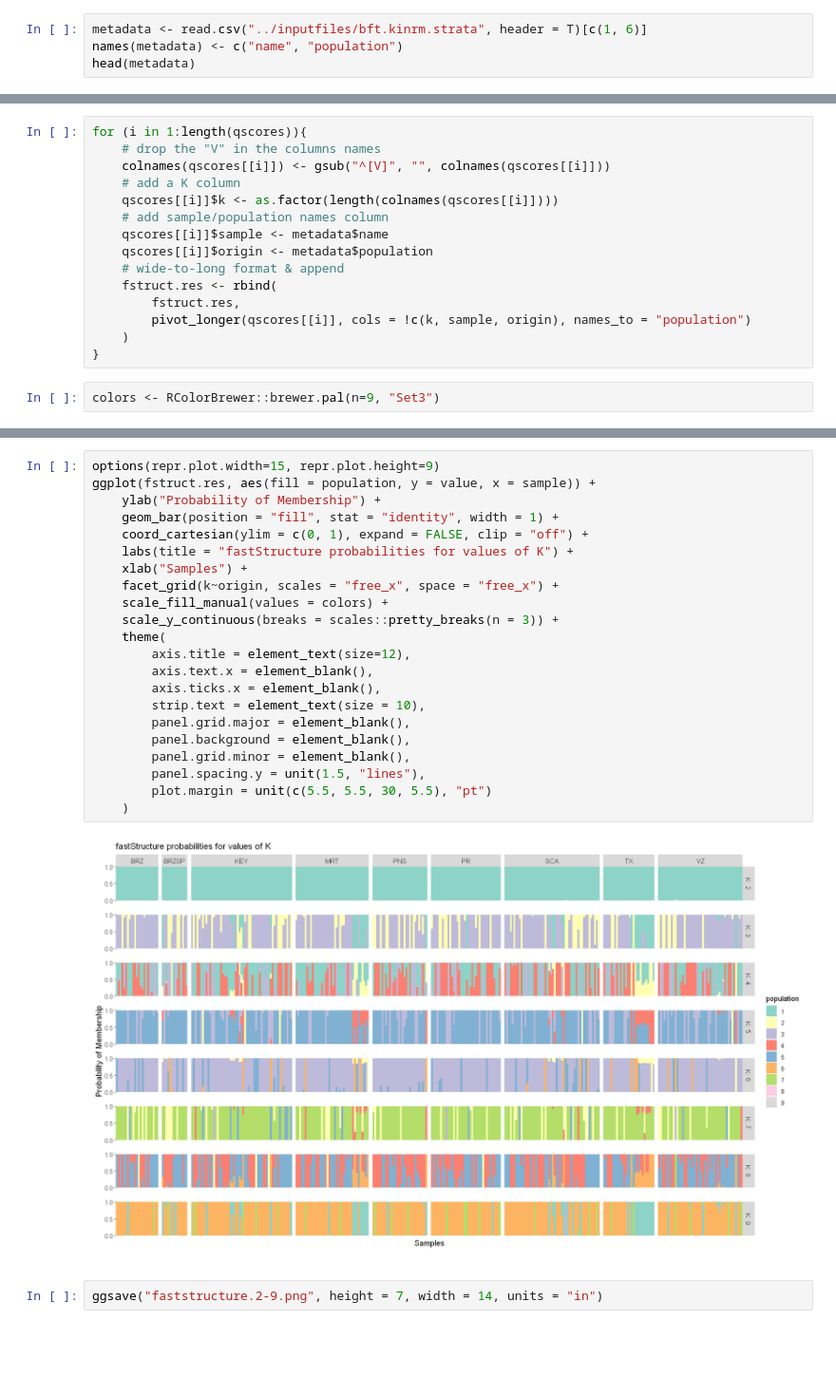
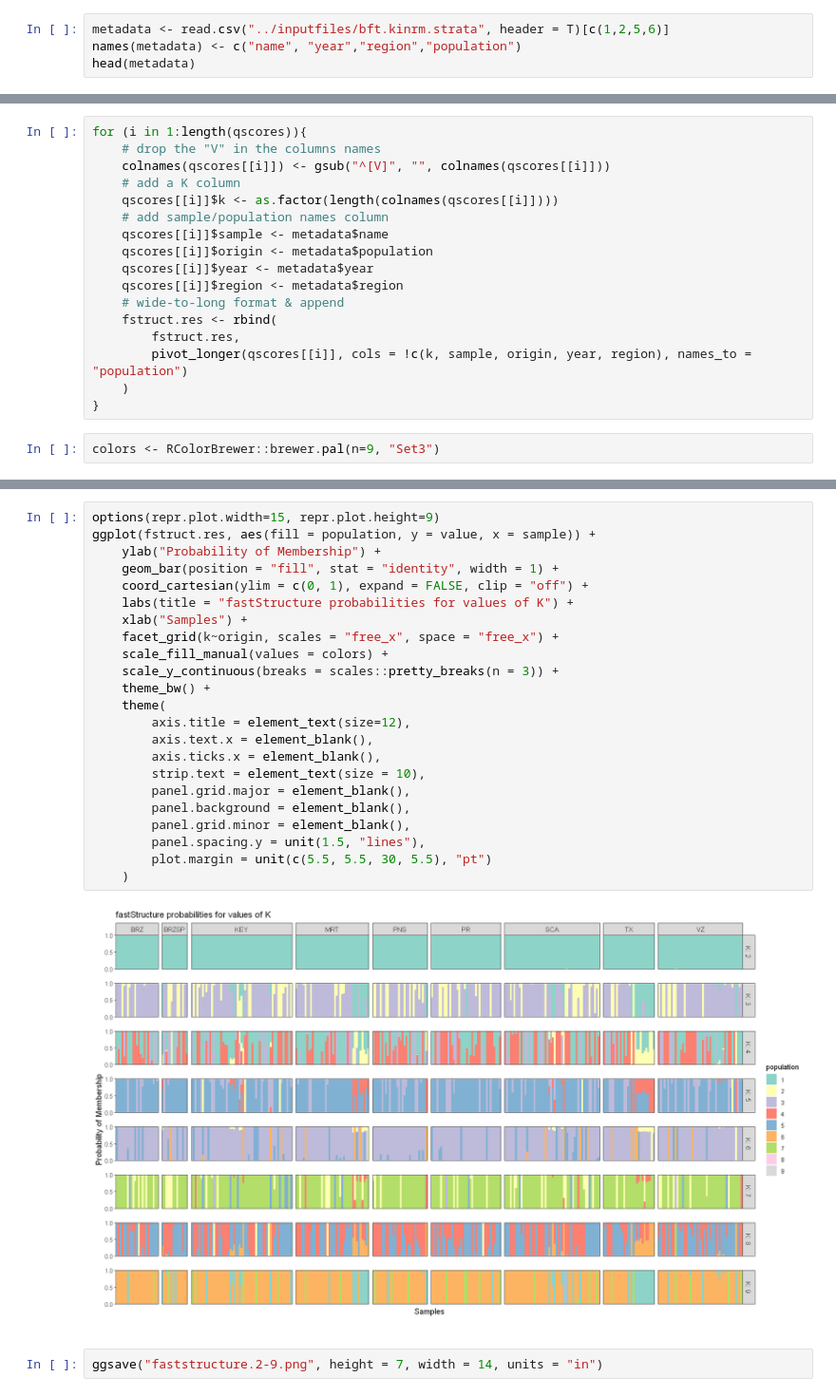
Before and after one commit to pdimens/2022-Tatlanticus_popgen, a Jupyter notebook: faststructure/faststructure.ipynb, the cells around one changed output, grey strips where cells are left out. Shown at 95% size. Drawn from its saved outputs; the diff is of its cells as text; blank space fills up the shorter version.

```diff
--- a/faststructure/faststructure.ipynb
+++ b/faststructure/faststructure.ipynb
@@ -51,7 +51,7 @@ infiles
 # %% [markdown]
 Load in metadata to get sample names and population names
 # %%
-metadata <- read.csv("../inputfiles/bft.kinrm.strata", header = T)[c(1, 6)]
-names(metadata) <- c("name", "population")
+metadata <- read.csv("../inputfiles/bft.kinrm.strata", header = T)[c(1,2,5,6)]
+names(metadata) <- c("name", "year","region","population")
 head(metadata)
 # %% [output]
@@ -85,10 +85,12 @@ for (i in 1:length(qscores)){
     # add sample/population names column
     qscores[[i]]$sample <- metadata$name
     qscores[[i]]$origin <- metadata$population
+    qscores[[i]]$year <- metadata$year
+    qscores[[i]]$region <- metadata$region
     # wide-to-long format & append
     fstruct.res <- rbind(
         fstruct.res,
-        pivot_longer(qscores[[i]], cols = !c(k, sample, origin), names_to = "population")
+        pivot_longer(qscores[[i]], cols = !c(k, sample, origin, year, region), names_to = "population")
     )
 }
 # %%
@@ -110,26 +114,27 @@ A tibble: 6 × 5
 # %%
 options(repr.plot.width=15, repr.plot.height=9)
 ggplot(fstruct.res, aes(fill = population, y = value, x = sample)) +
     ylab("Probability of Membership") +
     geom_bar(position = "fill", stat = "identity", width = 1) +
     coord_cartesian(ylim = c(0, 1), expand = FALSE, clip = "off") +
     labs(title = "fastStructure probabilities for values of K") +
     xlab("Samples") +
     facet_grid(k~origin, scales = "free_x", space = "free_x") +
     scale_fill_manual(values = colors) +
     scale_y_continuous(breaks = scales::pretty_breaks(n = 3)) +
+    theme_bw() +
     theme(
         axis.title = element_text(size=12),
         axis.text.x = element_blank(),
         axis.ticks.x = element_blank(),
         strip.text = element_text(size = 10),
         panel.grid.major = element_blank(),
         panel.background = element_blank(),
         panel.grid.minor = element_blank(),
         panel.spacing.y = unit(1.5, "lines"),
         plot.margin = unit(c(5.5, 5.5, 30, 5.5), "pt")
     )
 # %% [output]
-[figure, old version]
+[figure, new version]
 # %%
 ggsave("faststructure.2-9.png", height = 7, width = 14, units = "in")
```
Also changed, not shown: parts of 13 cells of this notebook, 2 other files.
